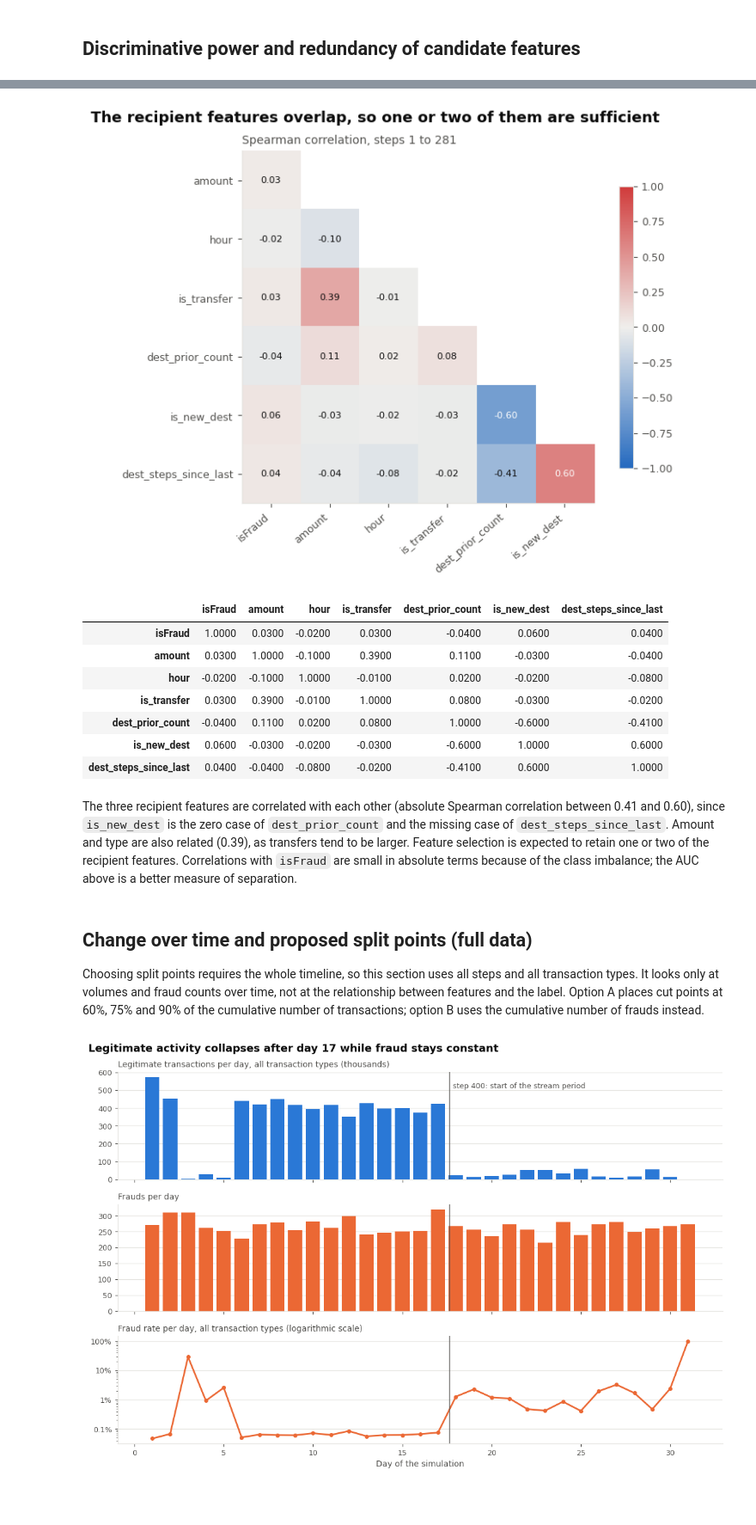
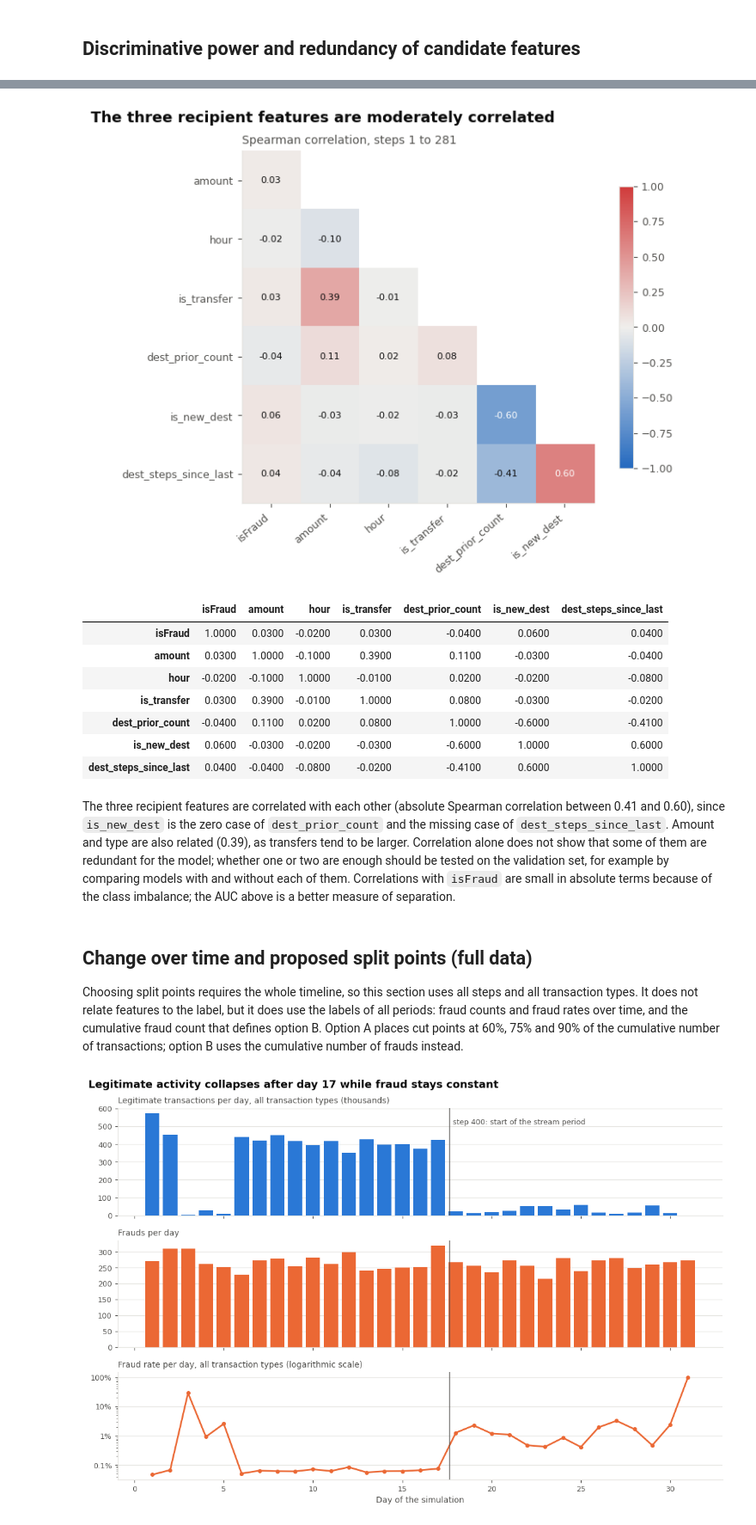
Before and after one commit to vdmhth/intro2ba, a Jupyter notebook: notebooks/eda/eda_kaggle.ipynb, the cells around one changed output, grey strips where cells are left out. Shown at 86% size. Drawn from its saved outputs; the diff is of its cells as text; code cells hidden in the pictures; blank space fills up the shorter version.

```diff
--- a/notebooks/eda/eda_kaggle.ipynb
+++ b/notebooks/eda/eda_kaggle.ipynb
@@ -390,7 +392,7 @@ groups = {
     "Recorded after the transaction (not known at scoring time)": {
         "Recipient balance unchanged\n(newbalanceDest = oldbalanceDest)": tc.newbalanceDest == tc.oldbalanceDest,
         "Sender balance adds up\n(oldbalanceOrg - amount = newbalanceOrig)": pd.Series(
-            np.isclose(tc.oldbalanceOrg - tc.amount, tc.newbalanceOrig, atol=0.01), index=tc.index),
+            np.isclose(tc.oldbalanceOrg - tc.amount, tc.newbalanceOrig, rtol=0, atol=0.01), index=tc.index),
     },
 }
 tables = {g: pd.DataFrame({k: v.groupby(tc.isFraud).mean() * 100 for k, v in c.items()}).T.set_axis(["Legitimate", "Fraud"], axis=1)
@@ -516,28 +518,28 @@ The recipient-based features discriminate best among the usable features (AUC 0.
 # %%
 corr_cols = ["isFraud", "amount", "hour", "is_transfer", "dest_prior_count", "is_new_dest", "dest_steps_since_last_filled"]
 corr = tc[corr_cols].corr(method="spearman").rename(index={"dest_steps_since_last_filled": "dest_steps_since_last"},
                                                  columns={"dest_steps_since_last_filled": "dest_steps_since_last"})
 from matplotlib.colors import LinearSegmentedColormap
 diverging = LinearSegmentedColormap.from_list("blue_grey_red", ["#256abf", "#f0efec", "#d03b3b"])
 
 lower = corr.where(np.tril(np.ones(corr.shape, dtype=bool), k=-1)).iloc[1:, :-1]
 diverging.set_bad("white")
 fig, ax = plt.subplots(figsize=(7.5, 5.6))
 im = ax.imshow(lower, cmap=diverging, vmin=-1, vmax=1)
 ax.set_xticks(range(lower.shape[1]), lower.columns, rotation=40, ha="right")
 ax.set_yticks(range(lower.shape[0]), lower.index)
 ax.grid(False)
 for i in range(lower.shape[0]):
     for j in range(lower.shape[1]):
         v = lower.iloc[i, j]
         if pd.notna(v):
             ax.text(j, i, f"{v:.2f}", ha="center", va="center", fontsize=8, color="white" if abs(v) > 0.55 else INK)
 fig.colorbar(im, ax=ax, shrink=0.8)
 ax.set_title(f"Spearman correlation, steps 1 to {TRAIN_END}")
-fig.tight_layout(); headline(fig, "The recipient features overlap, so one or two of them are sufficient"); save(fig, "feature_correlation"); plt.show()
+fig.tight_layout(); headline(fig, "The three recipient features are moderately correlated"); save(fig, "feature_correlation"); plt.show()
 corr.round(2)
 # %% [output]
-[figure, old version]
+[figure, new version]
 |  | isFraud | amount | hour | is_transfer | dest_prior_count | is_new_dest | dest_steps_since_last |
 | isFraud | 1.0000 | 0.0300 | -0.0200 | 0.0300 | -0.0400 | 0.0600 | 0.0400 |
 | amount | 0.0300 | 1.0000 | -0.1000 | 0.3900 | 0.1100 | -0.0300 | -0.0400 |
@@ -547,11 +549,11 @@ corr.round(2)
 | is_new_dest | 0.0600 | -0.0300 | -0.0200 | -0.0300 | -0.6000 | 1.0000 | 0.6000 |
 | dest_steps_since_last | 0.0400 | -0.0400 | -0.0800 | -0.0200 | -0.4100 | 0.6000 | 1.0000 |
 # %% [markdown]
-The three recipient features are correlated with each other (absolute Spearman correlation between 0.41 and 0.60), since `is_new_dest` is the zero case of `dest_prior_count` and the missing case of `dest_steps_since_last`. Amount and type are also related (0.39), as transfers tend to be larger. Feature selection is expected to retain one or two of the recipient features. Correlations with `isFraud` are small in absolute terms because of the class imbalance; the AUC above is a better measure of separation.
+The three recipient features are correlated with each other (absolute Spearman correlation between 0.41 and 0.60), since `is_new_dest` is the zero case of `dest_prior_count` and the missing case of `dest_steps_since_last`. Amount and type are also related (0.39), as transfers tend to be larger. Correlation alone does not show that some of them are redundant for the model; whether one or two are enough should be tested on the validation set, for example by comparing models with and without each of them. Correlations with `isFraud` are small in absolute terms because of the class imbalance; the AUC above is a better measure of separation.
 # %% [markdown]
 ## Change over time and proposed split points (full data)
 
-Choosing split points requires the whole timeline, so this section uses all steps and all transaction types. It looks only at volumes and fraud counts over time, not at the relationship between features and the label. Option A places cut points at 60%, 75% and 90% of the cumulative number of transactions; option B uses the cumulative number of frauds instead.
+Choosing split points requires the whole timeline, so this section uses all steps and all transaction types. It does not relate features to the label, but it does use the labels of all periods: fraud counts and fraud rates over time, and the cumulative fraud count that defines option B. Option A places cut points at 60%, 75% and 90% of the cumulative number of transactions; option B uses the cumulative number of frauds instead.
 # %%
 daily = df.groupby("day").agg(legit=("isFraud", lambda s: int((s == 0).sum())), fraud=("isFraud", "sum"))
 daily["fraud_rate"] = daily.fraud / (daily.legit + daily.fraud) * 100
```
Also changed, not shown: parts of 13 cells of this notebook, 5 other files.
